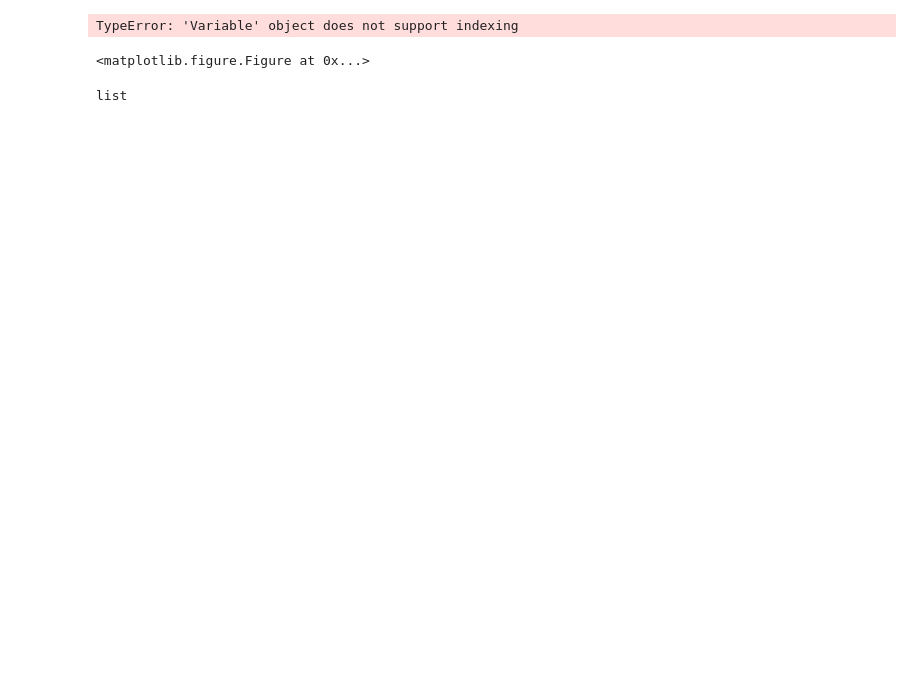
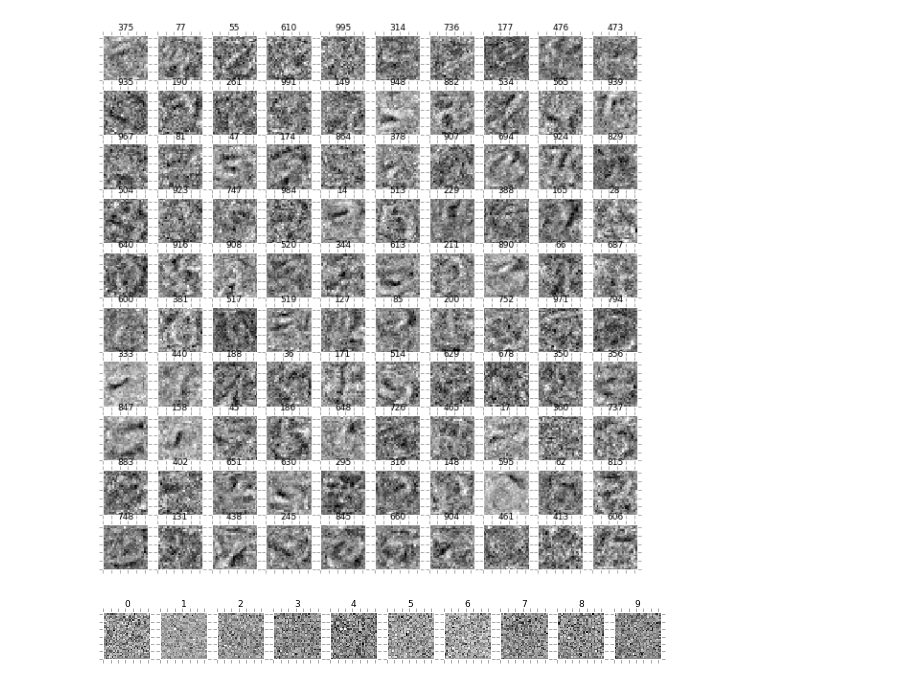
Before and after one commit to takaaki5564/demo_cnn, a Jupyter notebook: ch06_mnist.ipynb, the cells around one changed output. Saved outputs shown, nothing was run; the diff lists cells and outputs as text; code cells hidden in the pictures; blank space fills up the shorter version.

```diff
--- a/ch06_mnist.ipynb
+++ b/ch06_mnist.ipynb
@@ -21,7 +21,7 @@ plt.style.use('ggplot')
 batchsize = 100
 
 #学習の繰り返し回数
-n_epoch = 1
+n_epoch = 5
 
 #中間層の数、入力は784で中間層が1000次元 x
 #出力層は10個の数字を識別するので10
@@ -30,7 +30,7 @@ n_units = 1000
 #MNISTの手書き数字データをローカルに保存（フェッチ）
 #HOME/scikit_learn_data/mldata/mnist-original.matにキャッシュされる
 mnist = fetch_mldata('MNIST original')
-#MNIST.dataは70,000件の784次元ベクトルデータ
+#MNIST.dataは70,000件の784(=28*28)次元ベクトルデータ
 mnist.data = mnist.data.astype(np.float32)
 #0-1の範囲に変換
 mnist.data /= 255
@@ -181,29 +215,49 @@ def get_uncorrect(num):
 # %%
 def draw_digit2(data, n, i):
     size = 28
     plt.subplot(10, 10, n)
     #ベクトルから28x28サイズ行列に変換
     Z = data.reshape(size, size)
     Z = Z[::-1,:]
     plt.xlim(0,27)
     plt.ylim(0,27)
     plt.pcolor(Z)
     plt.title("%d"%i, size=9)
     plt.gray()
     plt.tick_params(labelbottom="off")
     plt.tick_params(labelleft="off")
 
 plt.figure(figsize=(10,10))
 cnt = 1
 for i in np.random.permutation(1000)[:100]:
-    draw_digit2(l1_W[len(l1＿W)-1][i], cnt, i)
-    cnt =+ 1
+    draw_digit2(l1_W[len(l1_W)-1].data[i], cnt, i) #W.dataが784*1000の重み行列
+    cnt += 1
 
 plt.show()
 # %% [output]
-TypeError: 'Variable' object does not support indexing
-<matplotlib.figure.Figure at 0x...>
+[figure, added]
-# %%
-type(l1_W)
-# %% [output]
-list
+# %%
+def draw_digit3(data, n, i):
+    size = 32
+    plt.subplot(10, 10, n)
+    data = np.r_[data,np.zeros(24)] #32*32=1024 = 1000+(24)
+    #ベクトルから28x28サイズ行列に変換
+    Z = data.reshape(size, size)
+    Z = Z[::-1,:]
+    plt.xlim(0,32)
+    plt.ylim(0,32)
+    plt.pcolor(Z)
+    plt.title("%d"%i, size=9)
+    plt.gray()
+    plt.tick_params(labelbottom="off")
+    plt.tick_params(labelleft="off")
+
+plt.figure(figsize=(10,10))
+cnt = 1
+for i in range(10):
+    draw_digit3(l3_W[len(l3_W)-1].data[i], cnt, i) #W.dataが1000*10の重み行列
+    cnt += 1
+
+plt.show()
+# %% [output]
+[figure, added]
```
Also changed, not shown: parts of 7 cells of this notebook.
